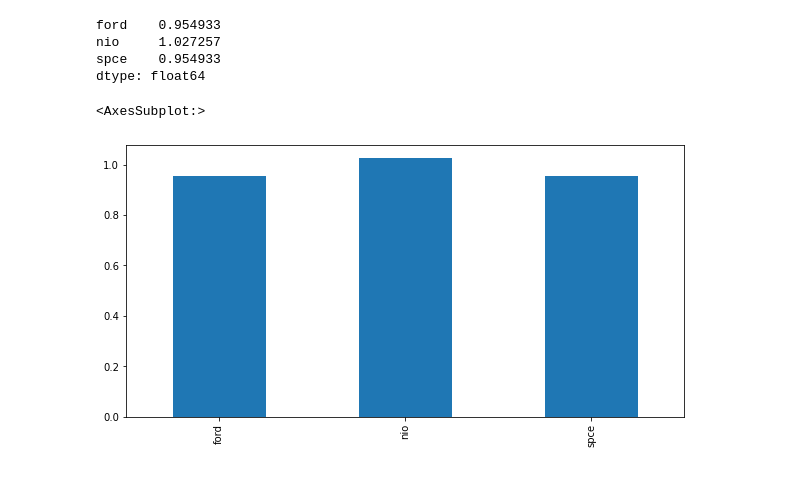
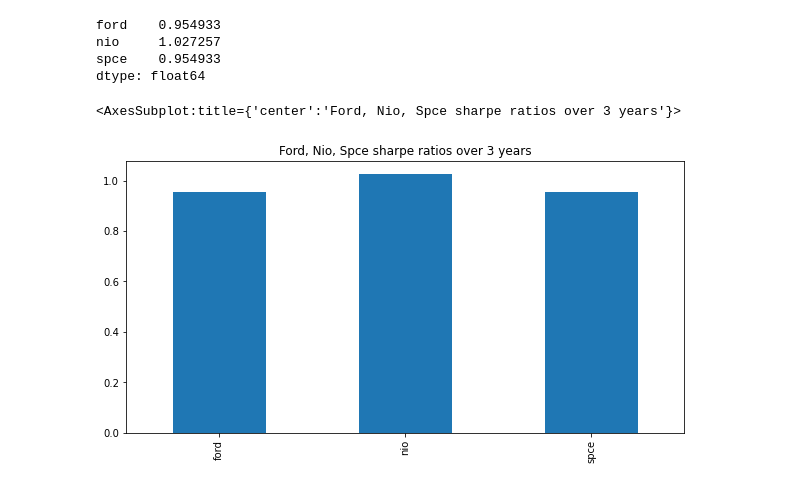
Before and after one commit to quizh001/Homework-unite-4, a Jupyter notebook: mydata.ipynb, the cells around one changed output. Saved outputs shown, nothing was run; the diff lists cells and outputs as text; code cells hidden in the pictures.

```diff
--- a/mydata.ipynb
+++ b/mydata.ipynb
@@ -237,7 +237,7 @@ nio     1.027257
 spce    0.954933
 dtype: float64
 # %%
-sharpe_ratios.plot.bar(figsize=(10,5))
+sharpe_ratios.plot.bar(figsize=(10,5), title = "Ford, Nio, Spce sharpe ratios over 3 years")
 # %% [output]
-<AxesSubplot:>
+<AxesSubplot:title={'center':'Ford, Nio, Spce sharpe ratios over 3 years'}>
-[figure, old version]
+[figure, new version]
```
